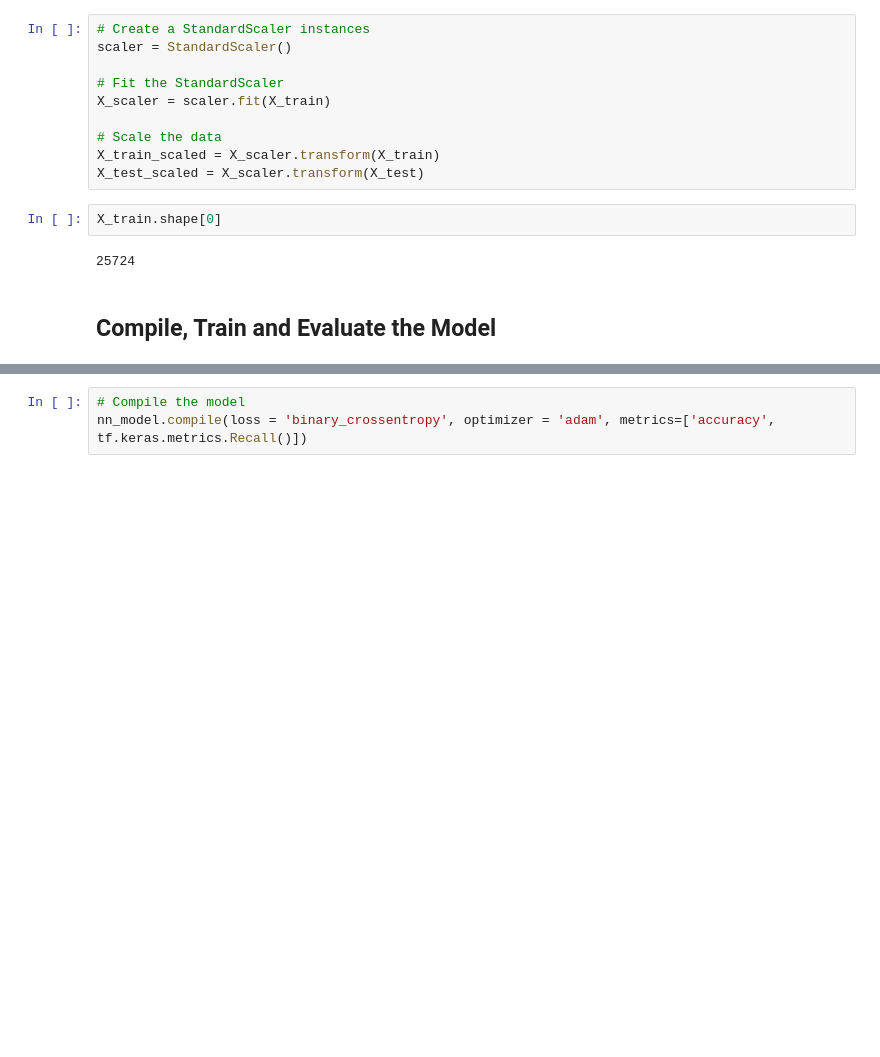
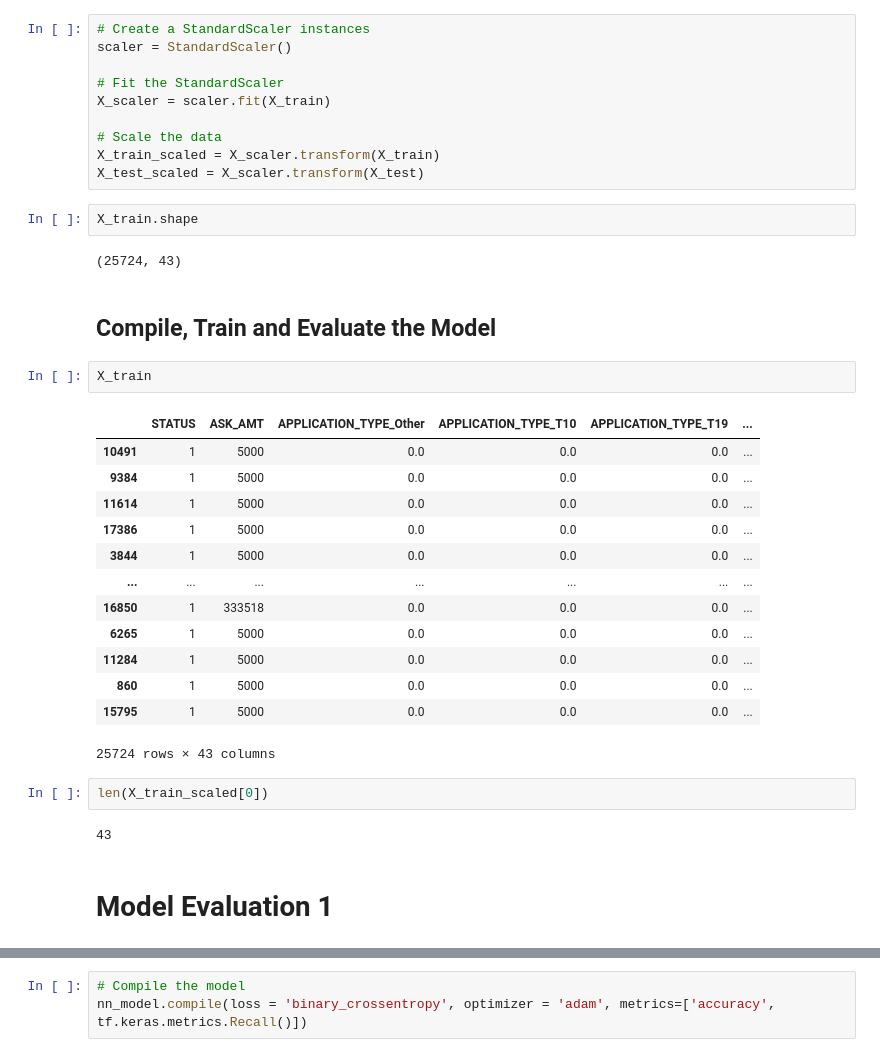
Before and after one commit to Karla-Flores/Neural-Network--Charity-Donation, a Jupyter notebook: Starter_Code.ipynb, the cells around one changed output, grey strips where cells are left out. Cells and saved outputs as stored; diff of their text form; blank space fills up the shorter version.

```diff
--- a/Starter_Code.ipynb
+++ b/Starter_Code.ipynb
@@ -185,10 +185,32 @@ X_scaler = scaler.fit(X_train)
 X_train_scaled = X_scaler.transform(X_train)
 X_test_scaled = X_scaler.transform(X_test)
 # %%
-X_train.shape[0]
+X_train.shape
 # %% [output]
-25724
+(25724, 43)
 # %% [markdown]
 ## Compile, Train and Evaluate the Model
+# %%
+X_train
+# %% [output]
+|  | STATUS | ASK_AMT | APPLICATION_TYPE_Other | APPLICATION_TYPE_T10 | APPLICATION_TYPE_T19 | ... |
+| 10491 | 1 | 5000 | 0.0 | 0.0 | 0.0 | ... |
+| 9384 | 1 | 5000 | 0.0 | 0.0 | 0.0 | ... |
+| 11614 | 1 | 5000 | 0.0 | 0.0 | 0.0 | ... |
+| 17386 | 1 | 5000 | 0.0 | 0.0 | 0.0 | ... |
+| 3844 | 1 | 5000 | 0.0 | 0.0 | 0.0 | ... |
+| ... | ... | ... | ... | ... | ... | ... |
+| 16850 | 1 | 333518 | 0.0 | 0.0 | 0.0 | ... |
+| 6265 | 1 | 5000 | 0.0 | 0.0 | 0.0 | ... |
+| 11284 | 1 | 5000 | 0.0 | 0.0 | 0.0 | ... |
+| 860 | 1 | 5000 | 0.0 | 0.0 | 0.0 | ... |
+| 15795 | 1 | 5000 | 0.0 | 0.0 | 0.0 | ... |
+25724 rows × 43 columns
+# %%
+len(X_train_scaled[0])
+# %% [output]
+43
+# %% [markdown]
+# Model Evaluation 1
 # %%
 # Define the model - deep neural net, i.e., the number of input features and hidden nodes for each layer.
```
Also changed, not shown: parts of 20 cells of this notebook.
